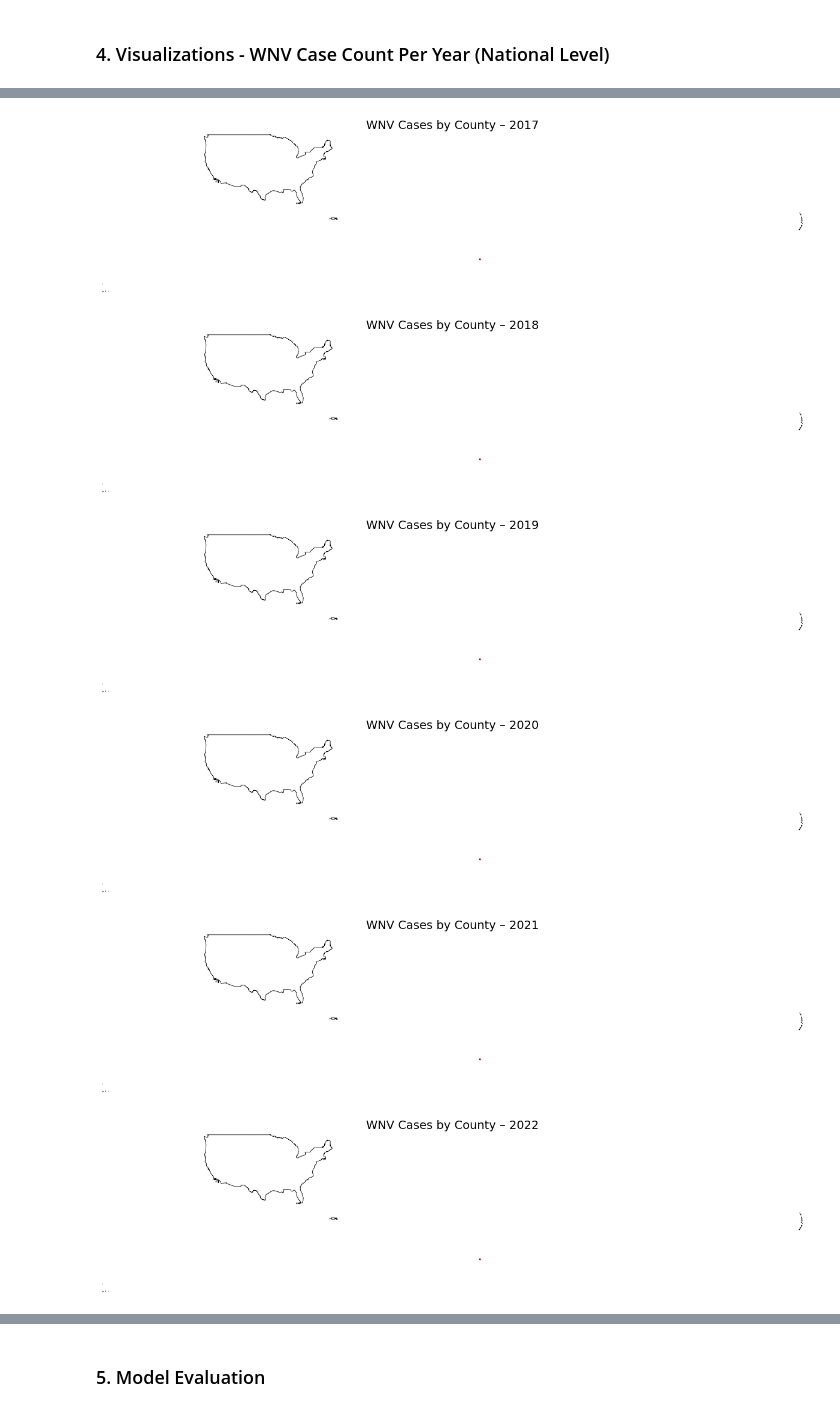
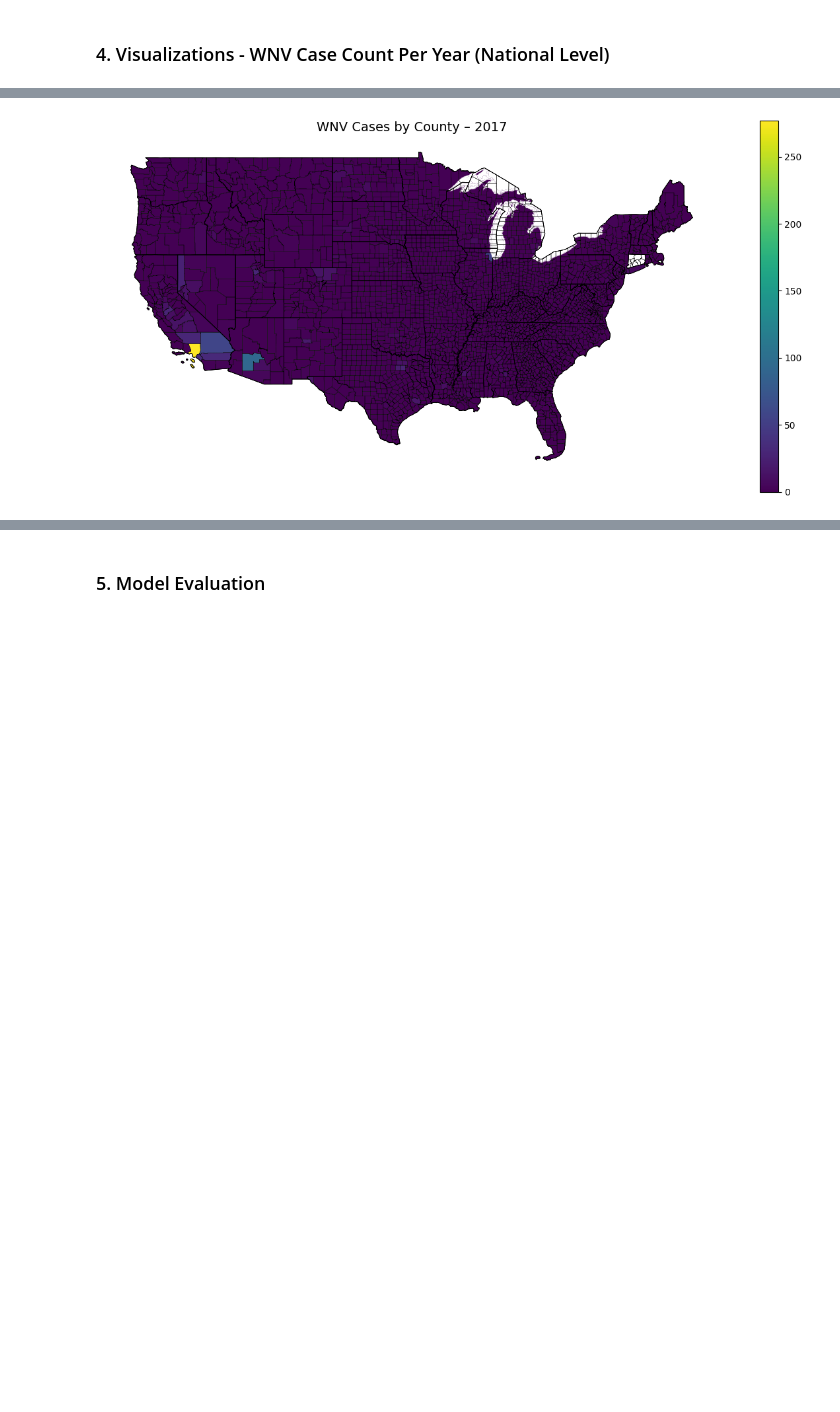
Before and after one commit to Amoreno73/wnv_embeddings, a Jupyter notebook: notebooks/national_embeddings/wnv_analysis.ipynb, the cells around one changed output, grey strips where cells are left out. Cells and saved outputs as stored; diff of their text form; code cells hidden in the pictures; blank space fills up the shorter version.

```diff
--- a/notebooks/national_embeddings/wnv_analysis.ipynb
+++ b/notebooks/national_embeddings/wnv_analysis.ipynb
@@ -261,26 +261,32 @@ df_popn_test
 # shapefiles obtained from: https://www.census.gov/cgi-bin/geo/shapefiles/index.php on Feb. 4, 2026
 STATES_PATH = "../national_embeddings/shapefiles/tl_2025_us_state/tl_2025_us_state.shp"
 COUNTIES_PATH = "../national_embeddings/shapefiles/tl_2025_us_county/tl_2025_us_county.shp"
+WATER_PATH = "../national_embeddings/shapefiles/great_lakes_usnic/GL260205_lam.shp"
 
-# ----- Get state and county geographies ----- #
+# ----- Get state and county geographies (and great lakes) ----- #
 states = gpd.read_file(STATES_PATH)
 counties = gpd.read_file(COUNTIES_PATH)
+water = gpd.read_file(WATER_PATH)
 
 # ----- Project to EPSG:3857 and adjust boundaries ----- #
 states = states.to_crs(3857)
-exclude = ["AK","HI"] # ignore Alaska and Hawaii, may edit this later
+water = water.to_crs(states.crs)
+# ignore Alaska, Hawaii, Guam, Puerto Rico, Commonwealth of the Northern Mariana Islands, American Samoa, Virgin Islands (no cases)
+# including these also unneccessarily enlarge the zoom on the US map
+exclude = ["AK","HI","GU","PR","MP","AS","VI"]
+exclude_sfips = ['02', '60', '15', '78', '72', '69', '66']
 # historically have had no cases: # https://health.hawaii.gov/docd/disease_listing/west-nile-virus/
+# https://www.usgs.gov/faqs/where-united-states-has-west-nile-virus-been-detected-wildlife
+# no geoid matched with CNMI in the cases data frame
 
 states = states[~states["STUSPS"].isin(exclude)]
-minx, miny, maxx, maxy = states.total_bounds # for plotting
-
+counties = counties[~counties["STATEFP"].isin(exclude_sfips)]
 counties = counties.to_crs(3857)
 
 # ----- Get United States boundary ----- #
 us_outline = gpd.GeoDataFrame(geometry=[unary_union(states.geometry)], crs=states.crs)
 
 # ----- Convert all CSVs in `all_embeddings_with_cases` to one long dataframe to merge geographies ----- #
-
 files = glob("../national_embeddings/all_embeddings_with_cases/*.csv")
 dfs = [pd.read_csv(f) for f in files]
 
@@ -294,6 +300,8 @@ df_all["GEOID"] = df_all["GEOID"].astype(str).str.zfill(5)
 # both use "GEOID" as unique identifier
 counties_geom = counties[["GEOID","geometry"]]
 df_merged = pd.merge(df_all, counties_geom, on="GEOID", how="inner")
+# convert df_merged to a GeoDataFrame (I need to inspect it visually)
+df_merged = gpd.GeoDataFrame(df_merged, geometry=df_merged.geometry, crs=states.crs)
 
 # only keep cases columns (embedding data is irrelevant for these visualizations)
 df_merged = df_merged[['GEOID', 'Cases_2017', 'Cases_2018', 'Cases_2019', 'Cases_2020',
@@ -316,35 +324,32 @@ df_merged
 # %%
-years = range(2017, 2025)
-
-for year in years:
+for year in range(2017, 2018):
 	col = f"Cases_{year}"
 
-	fig, ax = plt.subplots(1, 1, figsize=(12, 8))
+	fig, ax = plt.subplots(1, 1, figsize=(12, 6))
 
 	df_merged.plot(
 		column=col,
 		ax=ax,
-		cmap="Reds",
-		legend=False
+		cmap="viridis",
+		legend=True
 	)
 
 	# draw US outline
 	us_outline.boundary.plot(ax=ax, color="black", linewidth=0.6)
-
-	# zoom to mainland
-	minx, miny, maxx, maxy = states.total_bounds
-	ax.set_xlim(minx, maxx)
-	ax.set_ylim(miny, maxy)
+	# draw US states outline
+	states.boundary.plot(ax=ax, color="black", linewidth=0.6)
+	# draw US counties outline
+	counties.boundary.plot(ax=ax, color="black", linewidth=0.3)
+	# on top of everything, overlay great lakes
+	water.plot(ax=ax, color="blue", linewidth=0)
+	# gray out connecticut specifically (no data except on 2022 available)
+	ct.plot(ax=ax, color="gray")
 
 	ax.set_title(f"WNV Cases by County – {year}", fontsize=14)
 	ax.axis("off")
 
 	plt.tight_layout()
+	plt.savefig("../national_embeddings/output.png")
 	plt.show()
 # %% [output]
-[figure, old version]
+[figure, new version]
-[figure, removed]
-[figure, removed]
-[figure, removed]
-[figure, removed]
-[figure, removed]
```
Also changed, not shown: parts of 2 cells of this notebook, 1 other file.
